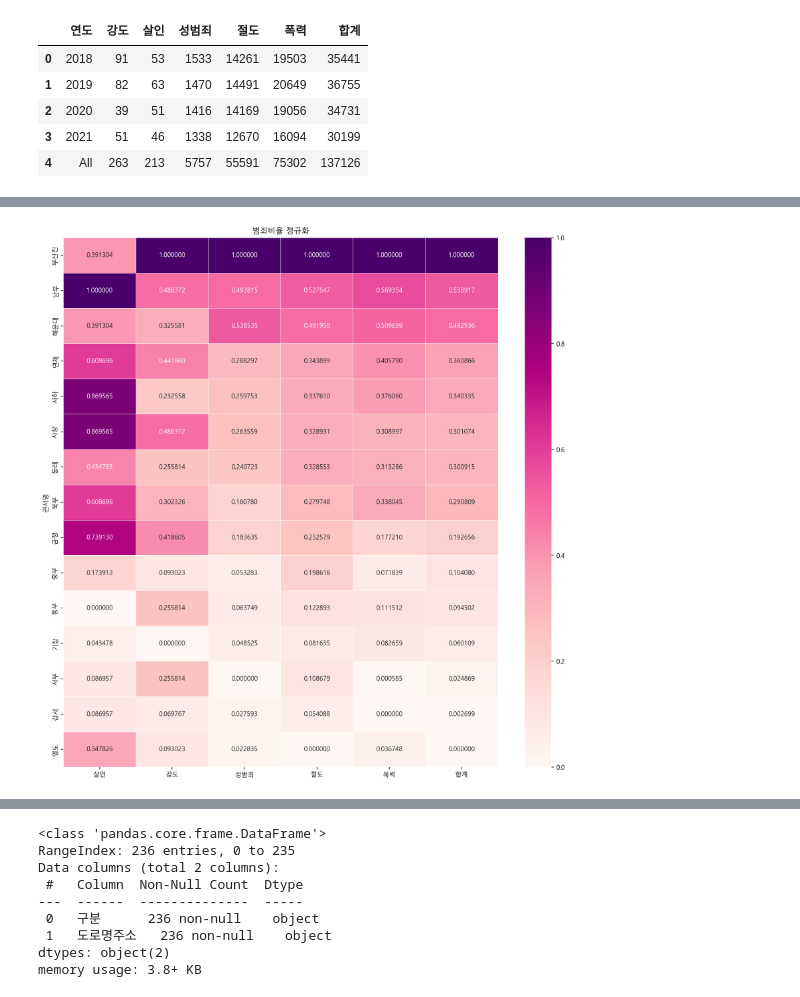
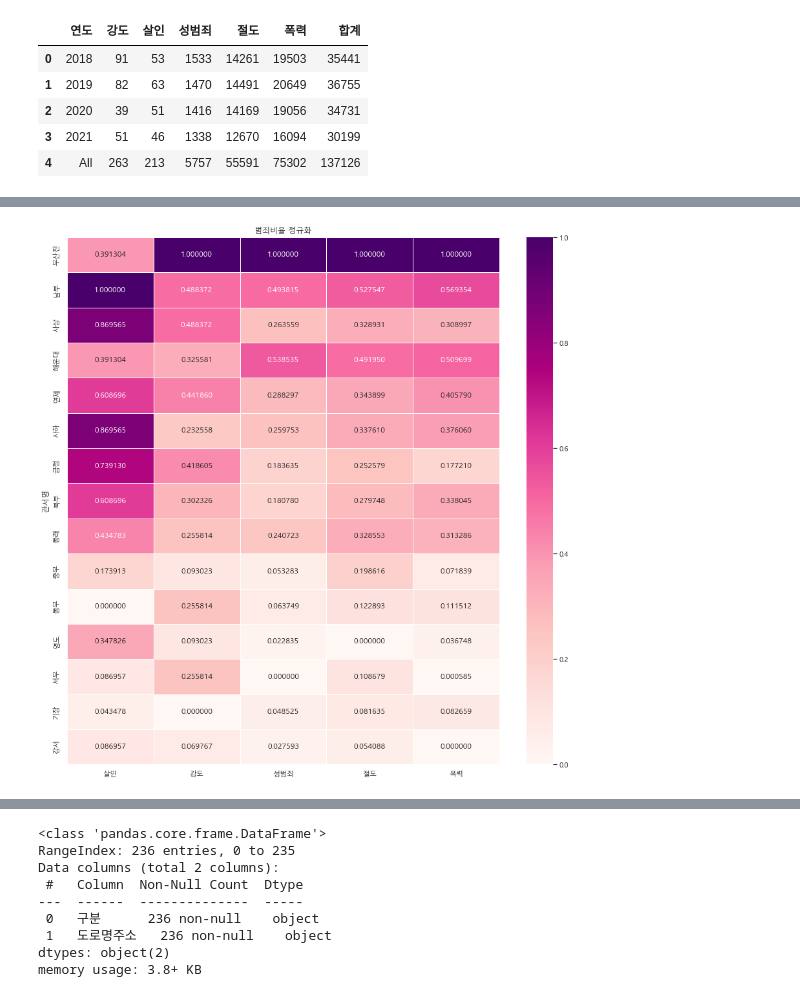
Before and after one commit to Hu-GE2022/artData, a Jupyter notebook: 고은/busan_crime_DA.ipynb, the cells around one changed output, grey strips where cells are left out. Saved outputs shown, nothing was run; the diff lists cells and outputs as text; code cells hidden in the pictures.

```diff
--- a/고은/busan_crime_DA.ipynb
+++ b/고은/busan_crime_DA.ipynb
@@ -26,24 +21,27 @@ plt.rc('axes', unicode_minus=False)
 # %%
-# 부산시 관서별 5대 범죄 발생 현황
+# 부산시 연도 및 관서별 5대 범죄 발생 현황
 # https://www.data.go.kr/data/15036510/fileData.do#layer_data_infomation
 
-bs_crime_18 = pd.read_csv('./data/18_BusanCrime.csv', encoding='utf-8')
+bs_crime_18 = pd.read_csv('../data/18_BusanCrime.csv', encoding='utf-8')
 bs_crime_18.rename(columns={' 성범죄': '성범죄', '경찰서': '관서명'}, inplace=True)
 bs_crime_18['연도'] = 2018
-bs_crime_19 = pd.read_csv('./data/19_BusanCrime.csv', encoding='utf-8')
+bs_crime_19 = pd.read_csv('../data/19_BusanCrime.csv', encoding='utf-8')
 bs_crime_19.rename(columns={' 성범죄': '성범죄', '경찰서': '관서명'}, inplace=True)
 bs_crime_19['연도'] = 2019
-bs_crime_20 = pd.read_csv('./data/20_BusanCrime.csv', encoding='utf-8')
+bs_crime_20 = pd.read_csv('../data/20_BusanCrime.csv', encoding='utf-8')
 bs_crime_20.rename(columns={' 성범죄': '성범죄', '경찰서': '관서명'}, inplace=True)
 bs_crime_20['연도'] = 2020
-bs_crime_21 = pd.read_csv('./data/21_BusanCrime.csv', encoding='utf-8')
+bs_crime_21 = pd.read_csv('../data/21_BusanCrime.csv', encoding='utf-8')
 bs_crime_21.rename(columns={' 성범죄': '성범죄', '경찰서': '관서명'}, inplace=True)
 bs_crime_21['연도'] = 2021
 df_4y = pd.concat([bs_crime_18, bs_crime_19, bs_crime_20, bs_crime_21], axis=0, ignore_index=True)
+
 # df_4y.rename(columns = {' 성범죄' : '성범죄', '경찰서':'관서명'}, inplace = True)
+# 각 연도별 자료를 이용할 가능성이 있어서
+
 df_4y['합계'] = df_4y['살인']+df_4y['강도']+df_4y['성범죄']+df_4y['절도']+df_4y['폭력']
 df_4y = df_4y.drop(columns=['구분', '연번'])
-df_4y
+df_4y.head()
 # %% [output]
 |  | 관서명 | 살인 | 강도 | 성범죄 | 절도 | 폭력 | 연도 | 합계 |
 | 0 | 중부 | 1 | 2 | 47 | 954 | 784 | 2018 | 1788 |
@@ -159,4 +91,5 @@ Name: 4, dtype: object
 # %%
-by_district_4y = df_4y.groupby(['관서명']).sum().drop(columns='연도')
-by_district_4y
+# 관서별 5대 범죄 4개년 총계
+by_district_4y = df_4y.groupby(['관서명']).sum().drop(columns=['연도', '합계'])
+by_district_4y.head()
 # %% [output]
@@ -180,8 +103,11 @@ by_district_4y
 # %%
+# sklearn의 MinMaxScaler를 통해 각 항목의 최댓값을 1, 최솟값을 0으로 설정해
+# 관서별 범죄발생율의 상대적 위치를 확인한다.
+# 1에 해당하는 곳이 가장 많이 발생한 곳, 0이 제일 적게 발생한 곳을 의미한다.
 col = by_district_4y.columns
 x = by_district_4y[col].values
 scaler = preprocessing.MinMaxScaler()
 x_scaled = scaler.fit_transform(x.astype(float))
-crime_norm_d = pd.DataFrame(x_scaled, columns=col, index=by_district_4y.index)
-crime_norm_d
+cri_nor = pd.DataFrame(x_scaled, columns=col, index=by_district_4y.index)
+cri_nor.head()
 # %% [output]
@@ -211,0 +121,6 @@ crime_sort['합계'].plot.bar(figsize=(15,5))
+# %%
+# 범죄별 상대적 위치를 평균화하여 막대그래프로 비교
+cri_nor['평균'] = np.sum(cri_nor[col], axis=1) / 5
+cri_sort = cri_nor.sort_values('평균', ascending=False)
+cri_sort = cri_sort.iloc[:,5]
+cri_sort.plot.bar(figsize=(15,10))
@@ -212,8 +130,11 @@ crime_sort['합계'].plot.bar(figsize=(15,5))
 # %%
-crime_norm_sort = crime_norm.sort_values(by='합계', ascending=False)
+# 히트맵으로 MinMaxScaler된 값을 표현한다.
+crime_norm_sort = cri_nor.sort_values(by='평균', ascending=False)
 plt.figure(figsize=(15, 15))
 sns.heatmap(crime_norm_sort[col], annot=True, fmt='f', linewidth=.5, cmap='RdPu')
 plt.title('범죄비율 정규화')
 plt.show()
+
+# 부산진구가 살인을 제외하고 가장 높은 범죄율을 보인다.
 # %% [output]
-[figure, old version]
+[figure, new version]
```
Also changed, not shown: parts of 20 cells of this notebook.
